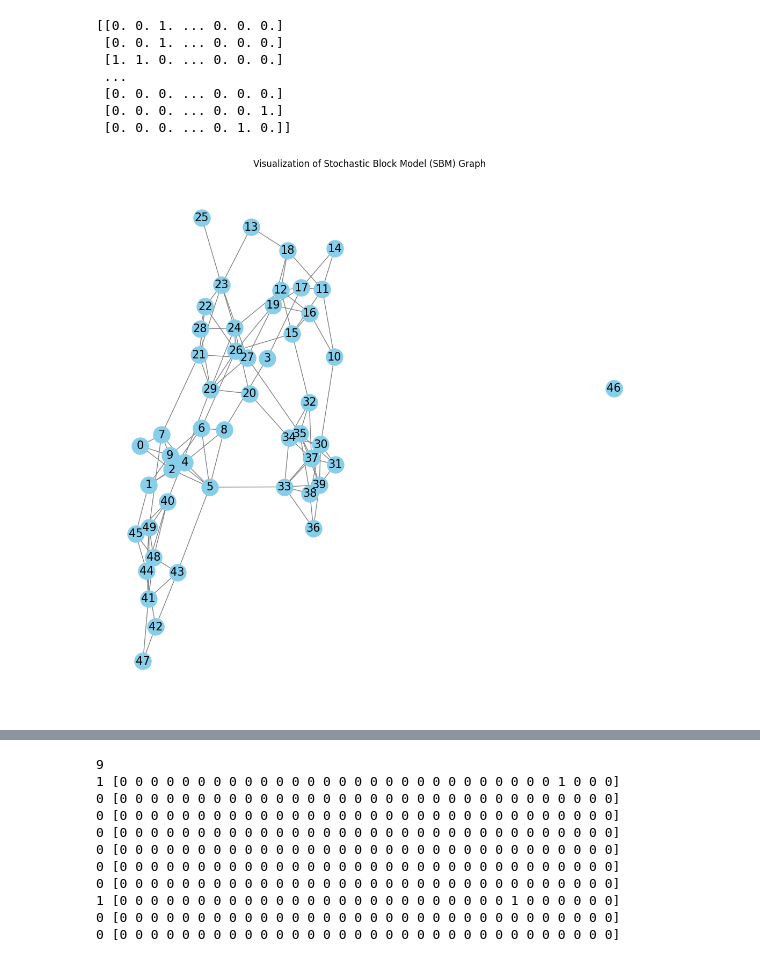
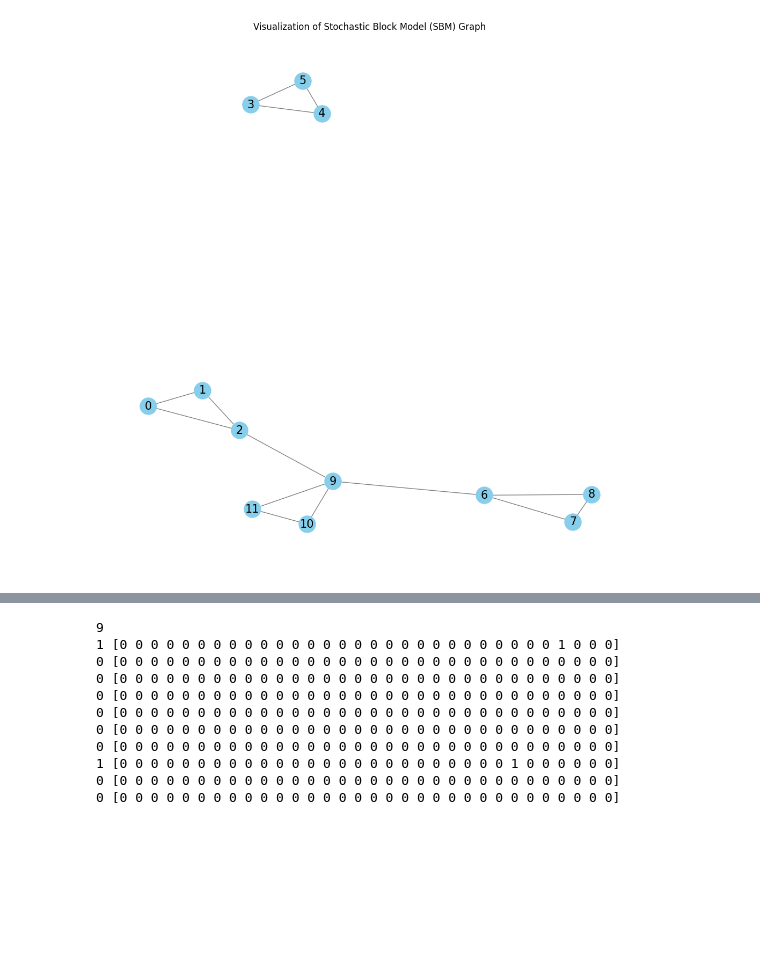
Before and after one commit to utk7arsh/Adaptive-testing-for-infection-spread, a Jupyter notebook: ECE134Project.ipynb, the cells around one changed output, grey strips where cells are left out. Saved outputs shown, nothing was run; the diff lists cells and outputs as text; code cells hidden in the pictures; blank space fills up the shorter version.

```diff
--- a/ECE134Project.ipynb
+++ b/ECE134Project.ipynb
@@ -15,20 +12,12 @@ Matplotlib is building the font cache; this may take a moment.
 # %%
 # SBM Testing
+# from sbm import *
 
-N = 50  # Total number of nodes
-M = 5    # Number of communities
-q0 = 0.4 # Intra-community connection probability
-q1 = 0.01 # Inter-community connection probability
-
+N = 12  # Total number of nodes
+M = 4    # Number of communities
+q0 = 1 # Intra-community connection probability
+q1 = 0.05 # Inter-community connection probability
 G = SBM(N, M, q0, q1)
-print(G)   # in latest networkx documentation, using print(G) works same as print(nx.info(G))
 visualize_graph(G)
 # %% [output]
-[[0. 0. 1. ... 0. 0. 0.]
- [0. 0. 1. ... 0. 0. 0.]
- [1. 1. 0. ... 0. 0. 0.]
- ...
- [0. 0. 0. ... 0. 0. 0.]
- [0. 0. 0. ... 0. 0. 1.]
- [0. 0. 0. ... 0. 1. 0.]]
-[figure, old version]
+[figure, new version]
```
Also changed, not shown: parts of 4 cells of this notebook, 2 other files.
